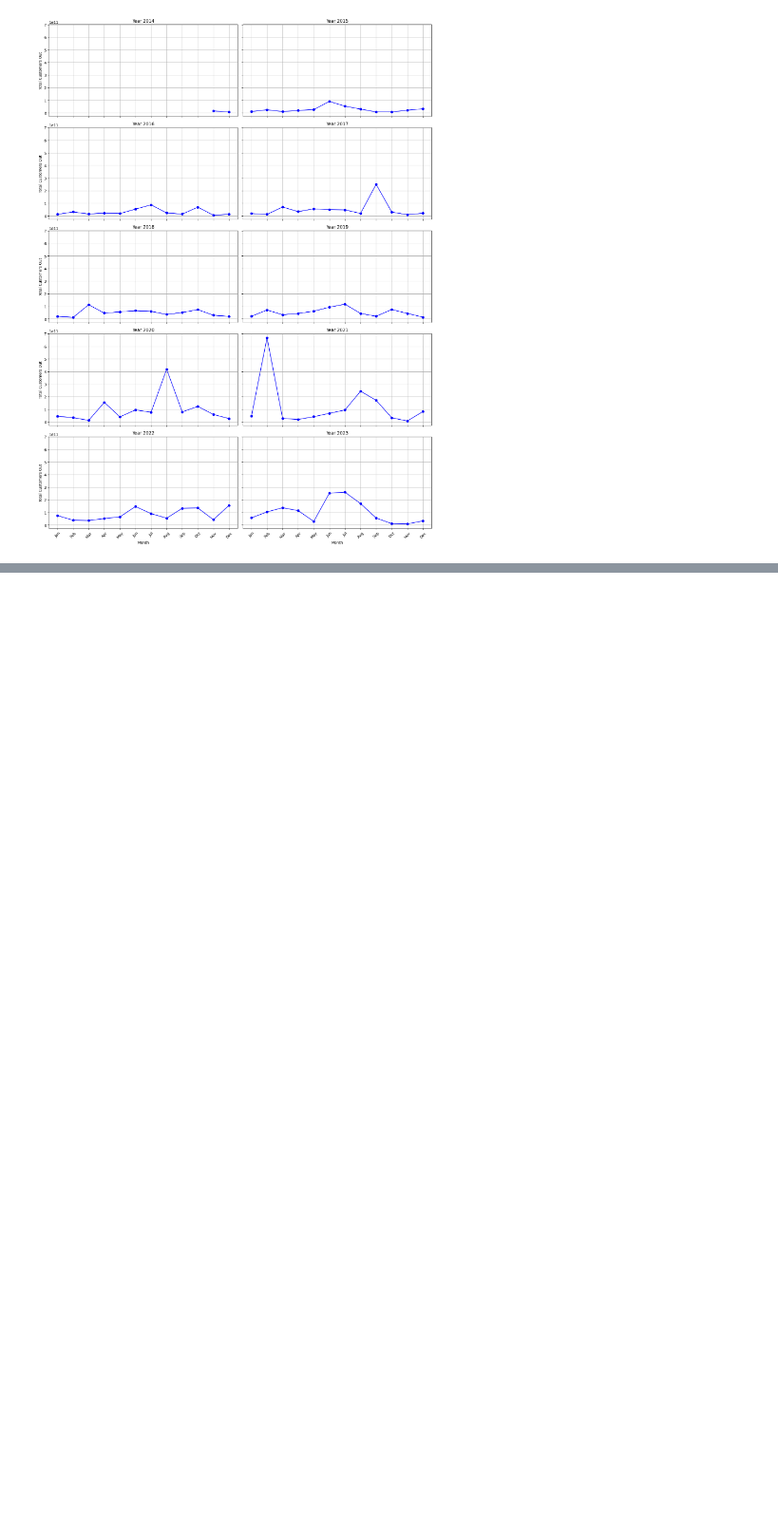
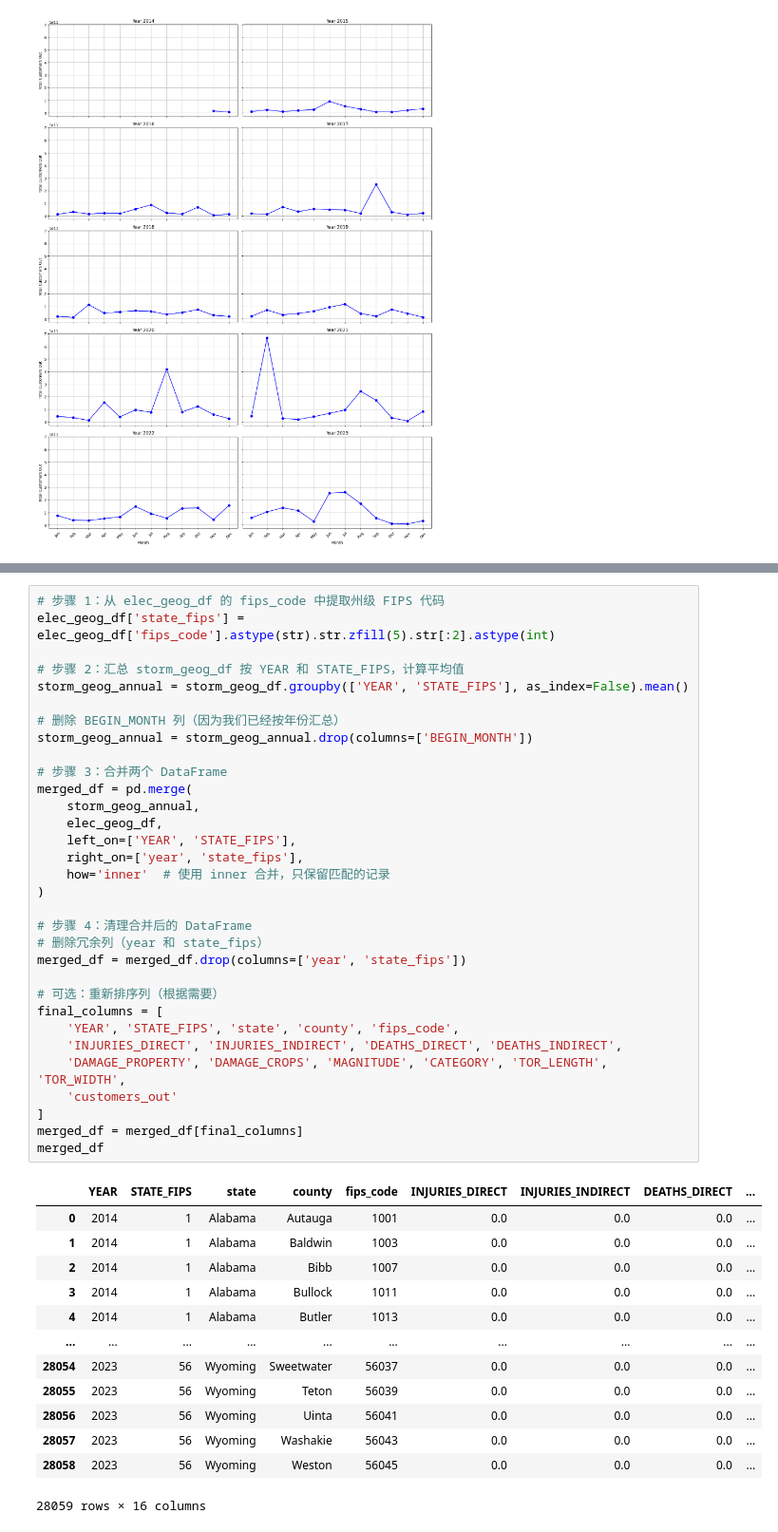
Before and after one commit to obelisk2u/DynamicRythms, a Jupyter notebook: EDA/EDA.ipynb, the cells around one changed output, grey strips where cells are left out. Shown at 95% size. Saved outputs shown, nothing was run; the diff lists cells and outputs as text; blank space fills up the shorter version.

```diff
--- a/EDA/EDA.ipynb
+++ b/EDA/EDA.ipynb
@@ -495,0 +526,46 @@ plt.show()
+# %%
+# 步骤 1：从 elec_geog_df 的 fips_code 中提取州级 FIPS 代码
+elec_geog_df['state_fips'] = elec_geog_df['fips_code'].astype(str).str.zfill(5).str[:2].astype(int)
+
+# 步骤 2：汇总 storm_geog_df 按 YEAR 和 STATE_FIPS，计算平均值
+storm_geog_annual = storm_geog_df.groupby(['YEAR', 'STATE_FIPS'], as_index=False).mean()
+
+# 删除 BEGIN_MONTH 列（因为我们已经按年份汇总）
+storm_geog_annual = storm_geog_annual.drop(columns=['BEGIN_MONTH'])
+
+# 步骤 3：合并两个 DataFrame
+merged_df = pd.merge(
+    storm_geog_annual,
+    elec_geog_df,
+    left_on=['YEAR', 'STATE_FIPS'],
+    right_on=['year', 'state_fips'],
+    how='inner'  # 使用 inner 合并，只保留匹配的记录
+)
+
+# 步骤 4：清理合并后的 DataFrame
+# 删除冗余列（year 和 state_fips）
+merged_df = merged_df.drop(columns=['year', 'state_fips'])
+
+# 可选：重新排序列（根据需要）
+final_columns = [
+    'YEAR', 'STATE_FIPS', 'state', 'county', 'fips_code',
+    'INJURIES_DIRECT', 'INJURIES_INDIRECT', 'DEATHS_DIRECT', 'DEATHS_INDIRECT',
+    'DAMAGE_PROPERTY', 'DAMAGE_CROPS', 'MAGNITUDE', 'CATEGORY', 'TOR_LENGTH', 'TOR_WIDTH',
+    'customers_out'
+]
+merged_df = merged_df[final_columns]
+merged_df
+# %% [output]
+|  | YEAR | STATE_FIPS | state | county | fips_code | INJURIES_DIRECT | INJURIES_INDIRECT | DEATHS_DIRECT | ... |
+| 0 | 2014 | 1 | Alabama | Autauga | 1001 | 0.0 | 0.0 | 0.0 | ... |
+| 1 | 2014 | 1 | Alabama | Baldwin | 1003 | 0.0 | 0.0 | 0.0 | ... |
+| 2 | 2014 | 1 | Alabama | Bibb | 1007 | 0.0 | 0.0 | 0.0 | ... |
+| 3 | 2014 | 1 | Alabama | Bullock | 1011 | 0.0 | 0.0 | 0.0 | ... |
+| 4 | 2014 | 1 | Alabama | Butler | 1013 | 0.0 | 0.0 | 0.0 | ... |
+| ... | ... | ... | ... | ... | ... | ... | ... | ... | ... |
+| 28054 | 2023 | 56 | Wyoming | Sweetwater | 56037 | 0.0 | 0.0 | 0.0 | ... |
+| 28055 | 2023 | 56 | Wyoming | Teton | 56039 | 0.0 | 0.0 | 0.0 | ... |
+| 28056 | 2023 | 56 | Wyoming | Uinta | 56041 | 0.0 | 0.0 | 0.0 | ... |
+| 28057 | 2023 | 56 | Wyoming | Washakie | 56043 | 0.0 | 0.0 | 0.0 | ... |
+| 28058 | 2023 | 56 | Wyoming | Weston | 56045 | 0.0 | 0.0 | 0.0 | ... |
+28059 rows × 16 columns
```
Also changed, not shown: parts of 22 cells of this notebook, 1 other file.
